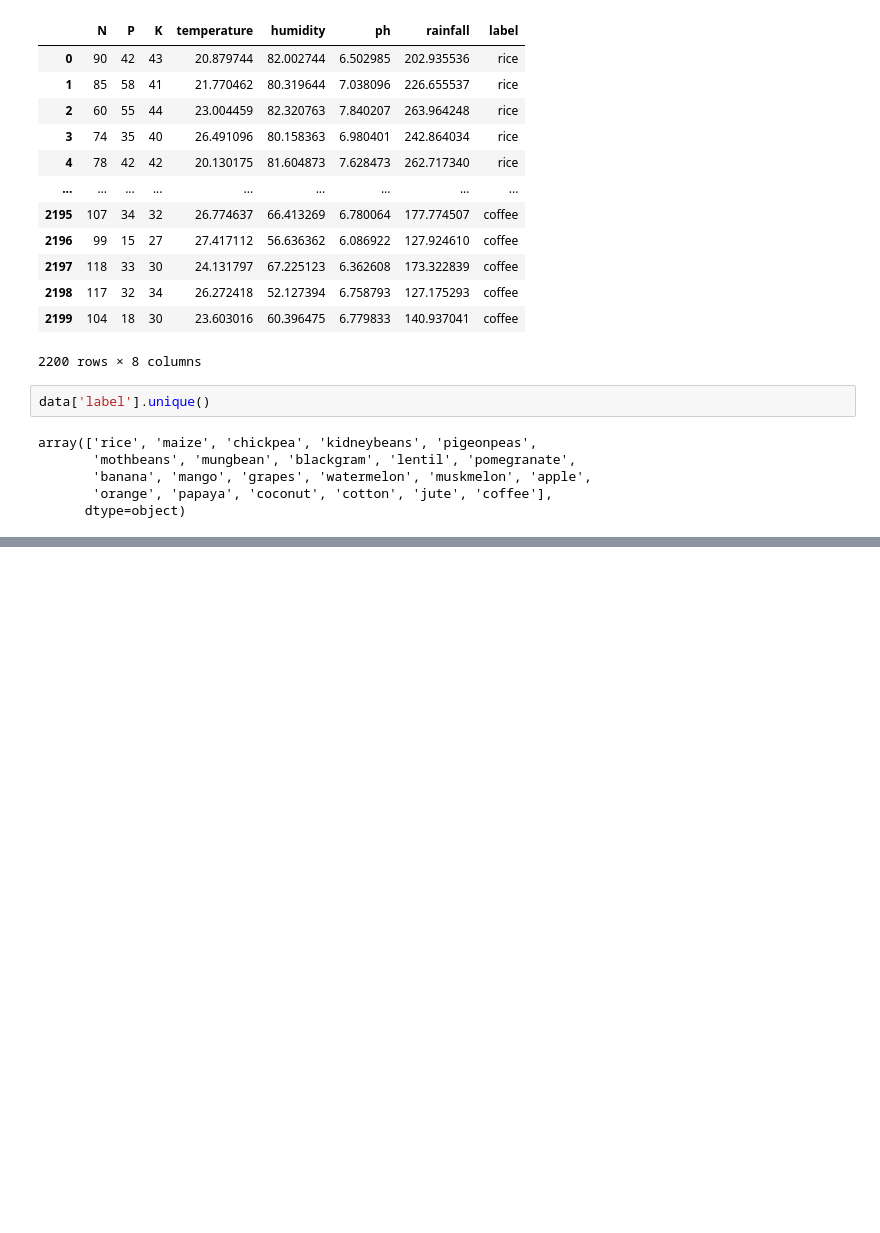
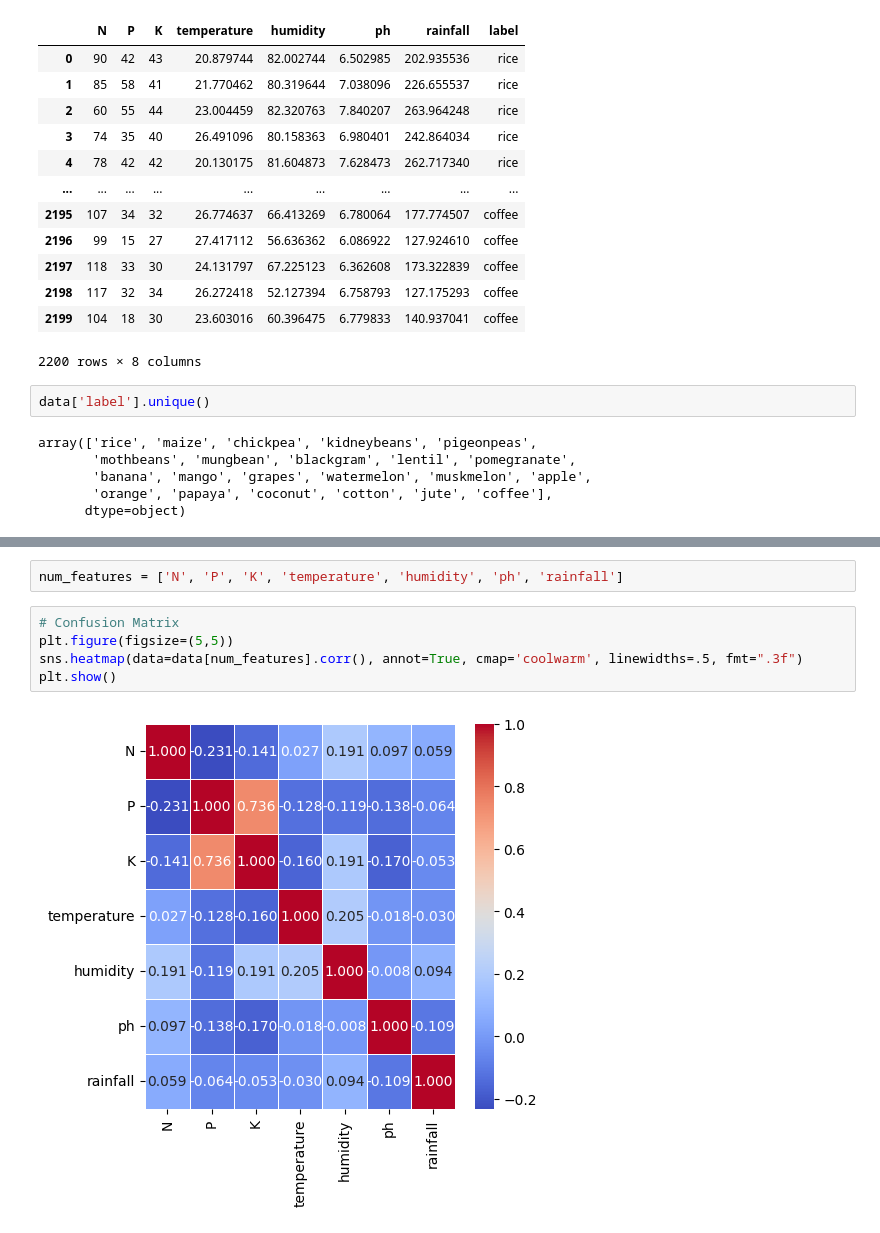
Before and after one commit to fleajrv/proyecto-1-inteligencia-artificial, a Jupyter notebook: EDA_career.ipynb, the cells around one changed output, grey strips where cells are left out. Saved outputs shown, nothing was run; the diff lists cells and outputs as text; blank space fills up the shorter version.

```diff
--- a/EDA_career.ipynb
+++ b/EDA_career.ipynb
@@ -30,0 +75,9 @@ array(['rice', 'maize', 'chickpea', 'kidneybeans', 'pigeonpeas',
+# %%
+num_features = ['N', 'P', 'K', 'temperature', 'humidity', 'ph', 'rainfall']
+# %%
+# Confusion Matrix
+plt.figure(figsize=(5,5))
+sns.heatmap(data=data[num_features].corr(), annot=True, cmap='coolwarm', linewidths=.5, fmt=".3f")
+plt.show()
+# %% [output]
+[figure, added]
```
Also changed, not shown: parts of 6 cells of this notebook, 1 other file.
